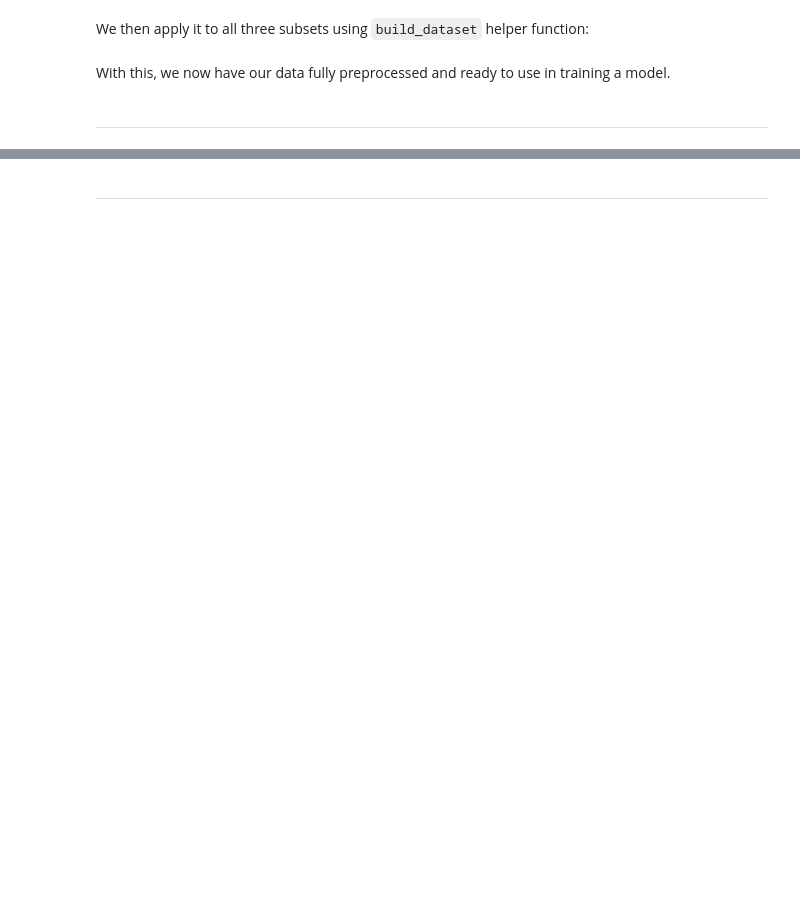
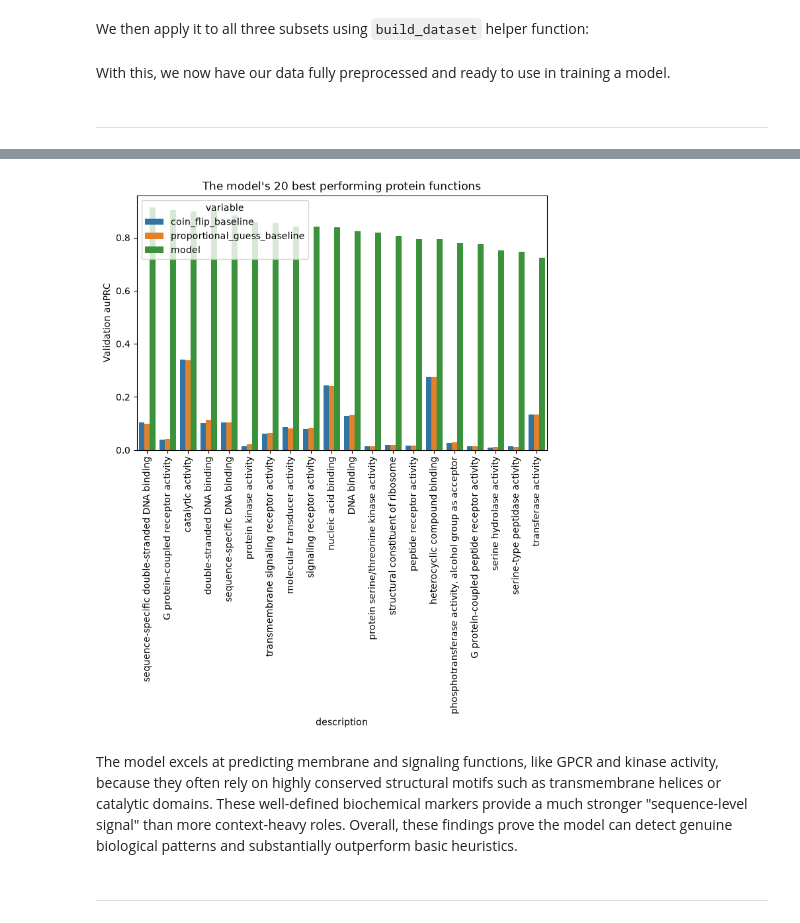
Before and after one commit to paymantohidifar/protein-function-deep-learning, a Jupyter notebook: notebooks/01_simple_mlp_model.ipynb, the cells around one changed output, grey strips where cells are left out. Saved outputs shown, nothing was run; the diff lists cells and outputs as text; code cells hidden in the pictures; blank space fills up the shorter version.

```diff
--- a/notebooks/01_simple_mlp_model.ipynb
+++ b/notebooks/01_simple_mlp_model.ipynb
@@ -476,0 +960,11 @@ valid_metrics
+# %%
+metrics_by_method = {}
+for method, preds_df in prediction_methods.items():
+  metrics_by_method[method] = pd.DataFrame(
+    [
+      compute_metrics(valid_true_df.iloc[i], preds_df.iloc[i], threshold=0.2)
+      for i in range(len(valid_true_df))
+    ]
+  ).mean()
+
+pd.DataFrame(metrics_by_method)
@@ -477,2 +982,46 @@ valid_metrics
+# %%
+import pfdl.paths as paths
+
+auprc_by_function = {}
+
+for method, preds_df in prediction_methods.items():
+    metrics_by_function = {}
+
+    for function in target_functions:
+        metrics_by_function[function] = compute_metrics(
+        valid_true_df[function], preds_df[function]
+    )
+
+    auprc_by_function[method] = (
+        pd.DataFrame(metrics_by_function)
+        .T.merge(go_term_descriptions, left_index=True, right_on="term")
+        .set_index("term")
+        .sort_values("pr_auc", ascending=False)
+        )["pr_auc"].to_dict()
+
+best_performing = (
+    pd.DataFrame(auprc_by_function)
+    .merge(go_term_descriptions, left_index=True, right_on="term")
+    .set_index("term")
+    .sort_values("model", ascending=False)
+    .head(20)
+    .melt("description")
+)
+
+fig, ax = plt.subplots(figsize=(8, 5))
+sns.barplot(
+    x="description",
+    y="value",
+    hue="variable",
+    data=best_performing,
+)
+ax.set_title("The model's 20 best performing protein functions")
+ax.set_ylabel("Validation auPRC")
+plt.xticks(rotation=90);
+fig.savefig(paths.PLOTS_DIR / "CAFA3/model_usefullness.png", bbox_inches="tight")
+# %% [output]
+[figure, added]
+# %% [markdown]
+The model excels at predicting membrane and signaling functions, like GPCR and kinase activity, because they often rely on highly conserved structural motifs such as transmembrane helices or catalytic domains. These well-defined biochemical markers provide a much stronger "sequence-level signal" than more context-heavy roles. Overall, these findings prove the model can detect genuine biological patterns and substantially outperform basic heuristics.
 # %% [markdown]
 ----
```
Also changed, not shown: parts of 67 cells of this notebook.
